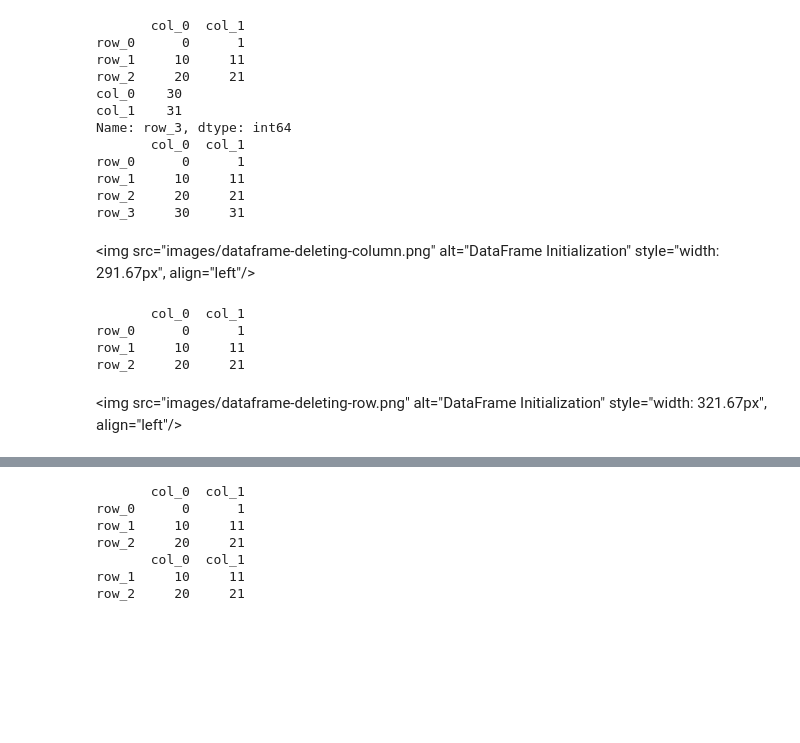
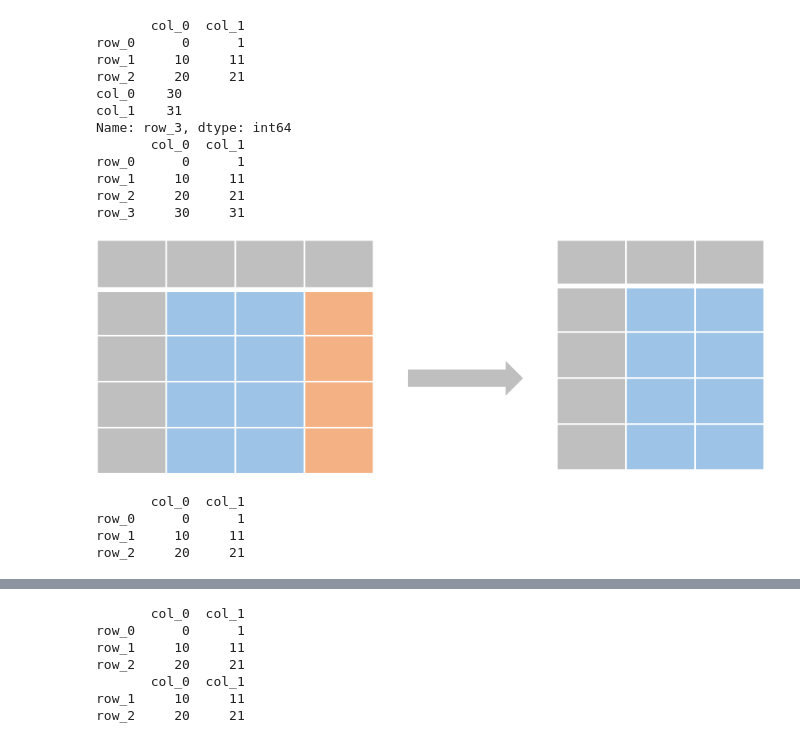
Before and after one commit to Zhenmao/Pandas-Reference-Guide, a Jupyter notebook: 2 Working with DataFrame.ipynb, the cells around one changed output, grey strips where cells are left out. Cells and saved outputs as stored; diff of their text form; code cells hidden in the pictures; blank space fills up the shorter version.

```diff
--- a/2 Working with DataFrame.ipynb
+++ b/2 Working with DataFrame.ipynb
@@ -91,8 +98,10 @@ row_0      0      1
 row_1     10     11
 row_2     20     21
 row_3     30     31
-# %% [markdown]
-<img src="images/dataframe-deleting-column.png" alt="DataFrame Initialization" style="width: 291.67px", align="left"/>
+# %%
+Image("images/dataframe-deleting-column.png", width=291.67)
+# %% [output]
+[figure, added]
 # %%
 # Deleting a column
 df = pd.DataFrame({
@@ -106,5 +115,3 @@ df_dropped = df.drop('col_1', axis=1, inplace=True)
 row_0      0      1
 row_1     10     11
 row_2     20     21
-# %% [markdown]
-<img src="images/dataframe-deleting-row.png" alt="DataFrame Initialization" style="width: 321.67px", align="left"/>
```
Also changed, not shown: parts of 26 cells of this notebook.
